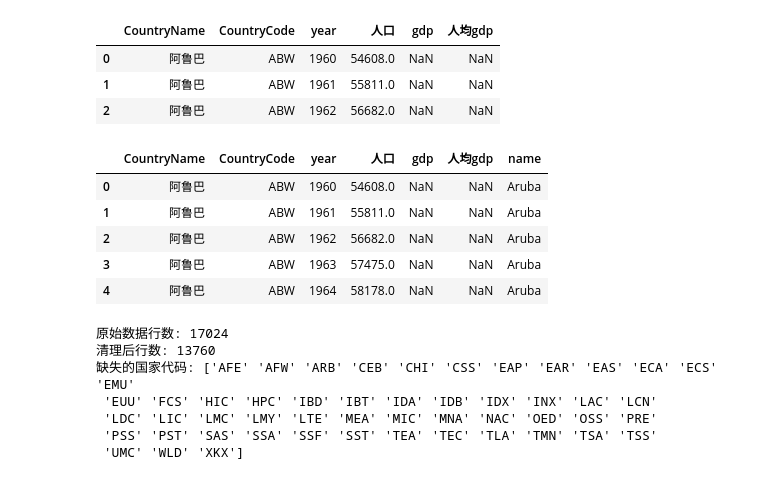
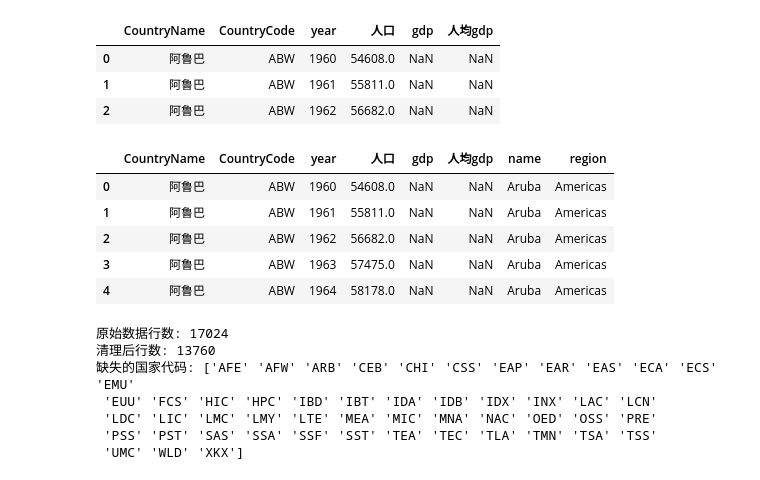
Before and after one commit to brwei01/Cement_LMDI, a Jupyter notebook: data_preprocessing.ipynb, the cells around one changed output. Saved outputs shown, nothing was run; the diff lists cells and outputs as text; code cells hidden in the pictures.

```diff
--- a/data_preprocessing.ipynb
+++ b/data_preprocessing.ipynb
@@ -21,28 +23,35 @@ ppl_gdp.head(3)
 | 1 | 阿鲁巴 | ABW | 1961 | 55811.0 | NaN | NaN |
 | 2 | 阿鲁巴 | ABW | 1962 | 56682.0 | NaN | NaN |
 # %%
-# 用 map 快速添加列（需确保 CountryCode 是唯一键）
-eng_name_map = iso.set_index("alpha-3")["name"].to_dict()
+# 用 map 快速添加英文国家名称列（确保 alpha-3 是唯一键）
+eng_name_map = iso.set_index("alpha-3")["name"].to_dict()  # 直接取 "name" 列，不需要双层列表
 ppl_gdp["name"] = ppl_gdp["CountryCode"].map(eng_name_map)
+
+# 修正 region 的映射 - 需要先创建一个 alpha-3 到 region 的映射字典
+region_map = iso.set_index("alpha-3")["region"].to_dict()  # 创建正确的映射字典
+ppl_gdp["region"] = ppl_gdp["CountryCode"].map(region_map)  # 应该用 CountryCode 映射
+
 '''
-表链接方法
+# 表链接方法（作为替代方案，这是正确的）
 ppl_gdp_with_name = pd.merge(
     ppl_gdp,
-    iso[["alpha-3", "name"]],
+    iso[["alpha-3", "name", "region"]],  # 可以一次性合并多个需要的列
     left_on="CountryCode",
     right_on="alpha-3",
     how="left"
-)
-ppl_gdp_with_name
+).drop(columns="alpha-3")  # 合并后可以删除重复的列
+ppl_gdp_with_name.head()
 '''
+
+# 显示结果
 ppl_gdp.head()
 # %% [output]
-|  | CountryName | CountryCode | year | 人口 | gdp | 人均gdp | name |
-| 0 | 阿鲁巴 | ABW | 1960 | 54608.0 | NaN | NaN | Aruba |
-| 1 | 阿鲁巴 | ABW | 1961 | 55811.0 | NaN | NaN | Aruba |
-| 2 | 阿鲁巴 | ABW | 1962 | 56682.0 | NaN | NaN | Aruba |
-| 3 | 阿鲁巴 | ABW | 1963 | 57475.0 | NaN | NaN | Aruba |
-| 4 | 阿鲁巴 | ABW | 1964 | 58178.0 | NaN | NaN | Aruba |
+|  | CountryName | CountryCode | year | 人口 | gdp | 人均gdp | name | region |
+| 0 | 阿鲁巴 | ABW | 1960 | 54608.0 | NaN | NaN | Aruba | Americas |
+| 1 | 阿鲁巴 | ABW | 1961 | 55811.0 | NaN | NaN | Aruba | Americas |
+| 2 | 阿鲁巴 | ABW | 1962 | 56682.0 | NaN | NaN | Aruba | Americas |
+| 3 | 阿鲁巴 | ABW | 1963 | 57475.0 | NaN | NaN | Aruba | Americas |
+| 4 | 阿鲁巴 | ABW | 1964 | 58178.0 | NaN | NaN | Aruba | Americas |
 # %%
 # 删除 eng_name 缺失的行
 ppl_gdp_cleaned = ppl_gdp.dropna(subset=["name"])
```
Also changed, not shown: parts of 8 cells of this notebook, 17 other files.
